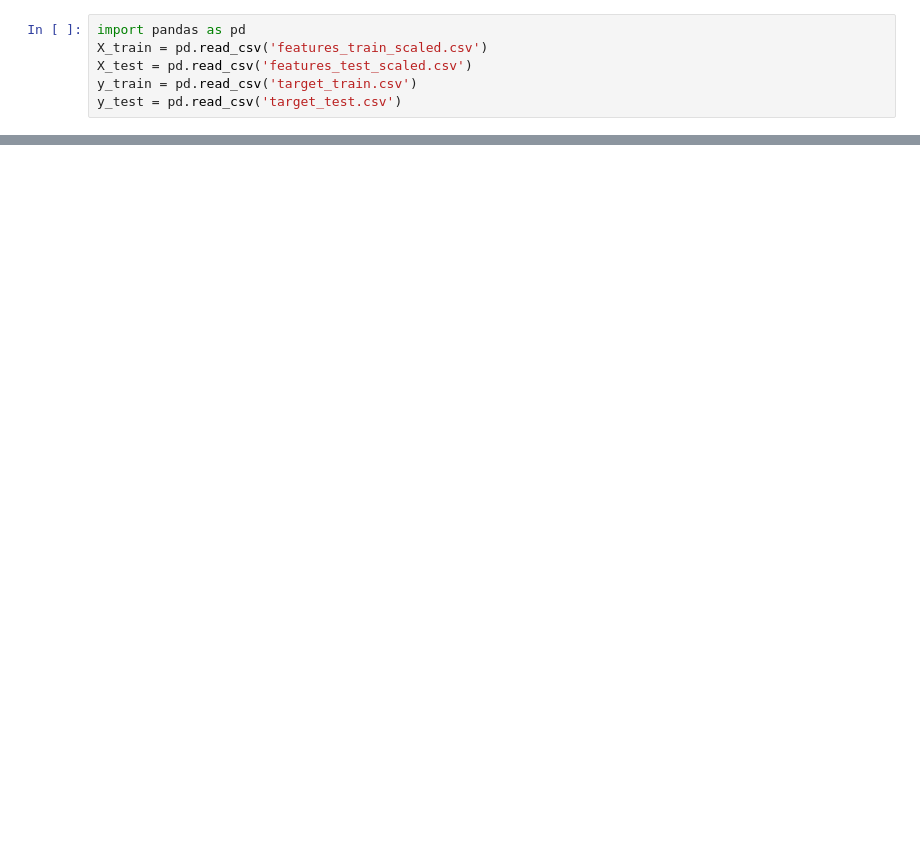
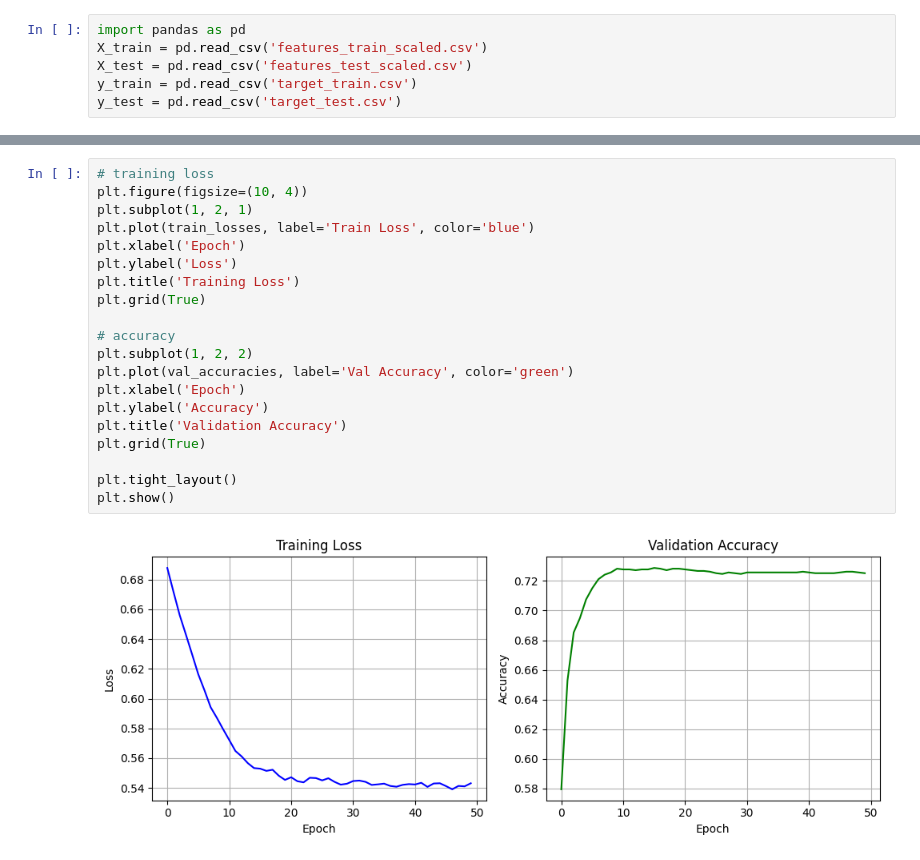
Before and after one commit to mfha113/lol-match-predictor, a Jupyter notebook: pytorchMLP.ipynb, the cells around one changed output, grey strips where cells are left out. Saved outputs shown, nothing was run; the diff lists cells and outputs as text; blank space fills up the shorter version.

```diff
--- a/pytorchMLP.ipynb
+++ b/pytorchMLP.ipynb
@@ -148,0 +111,22 @@ weighted avg       0.72      0.72      0.72      1976
+# %%
+# training loss
+plt.figure(figsize=(10, 4))
+plt.subplot(1, 2, 1)
+plt.plot(train_losses, label='Train Loss', color='blue')
+plt.xlabel('Epoch')
+plt.ylabel('Loss')
+plt.title('Training Loss')
+plt.grid(True)
+
+# accuracy
+plt.subplot(1, 2, 2)
+plt.plot(val_accuracies, label='Val Accuracy', color='green')
+plt.xlabel('Epoch')
+plt.ylabel('Accuracy')
+plt.title('Validation Accuracy')
+plt.grid(True)
+
+plt.tight_layout()
+plt.show()
+# %% [output]
+[figure, added]
```
Also changed, not shown: parts of 1 cell of this notebook, 2 other files.
